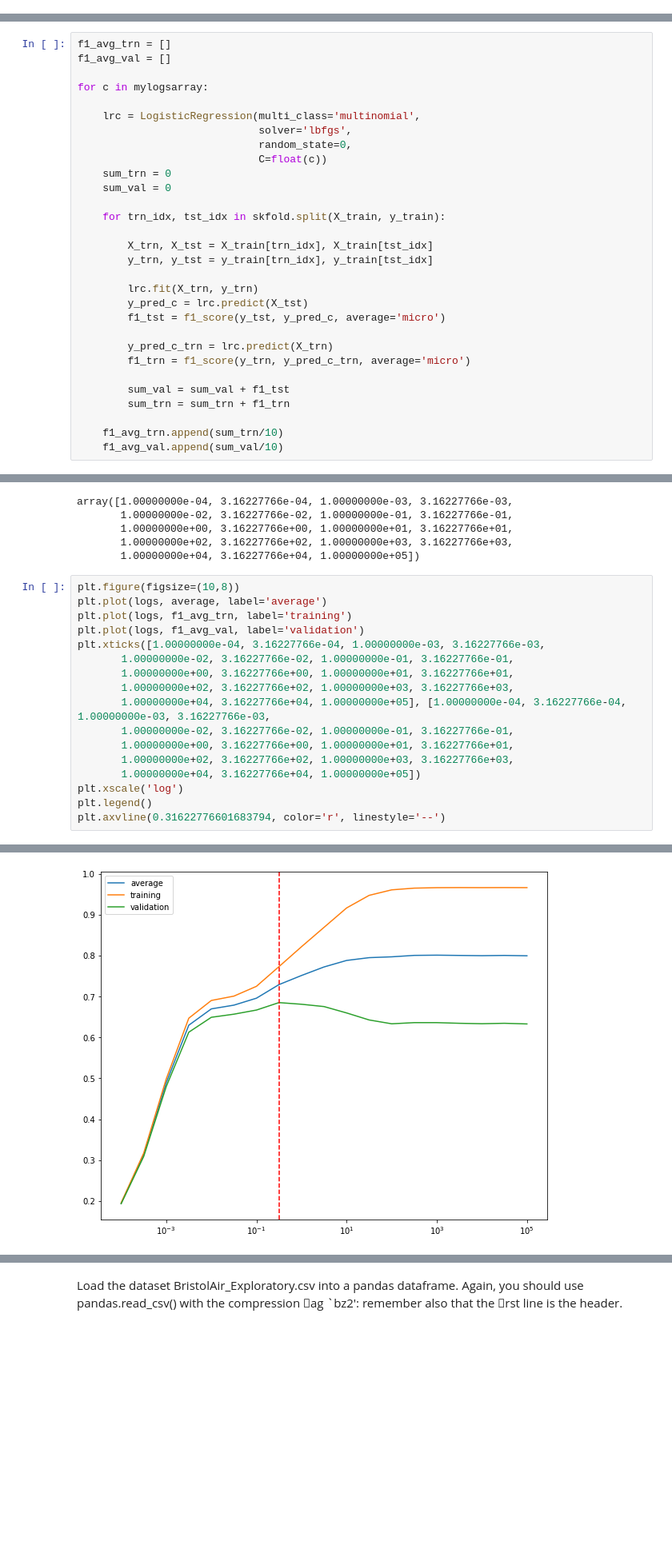
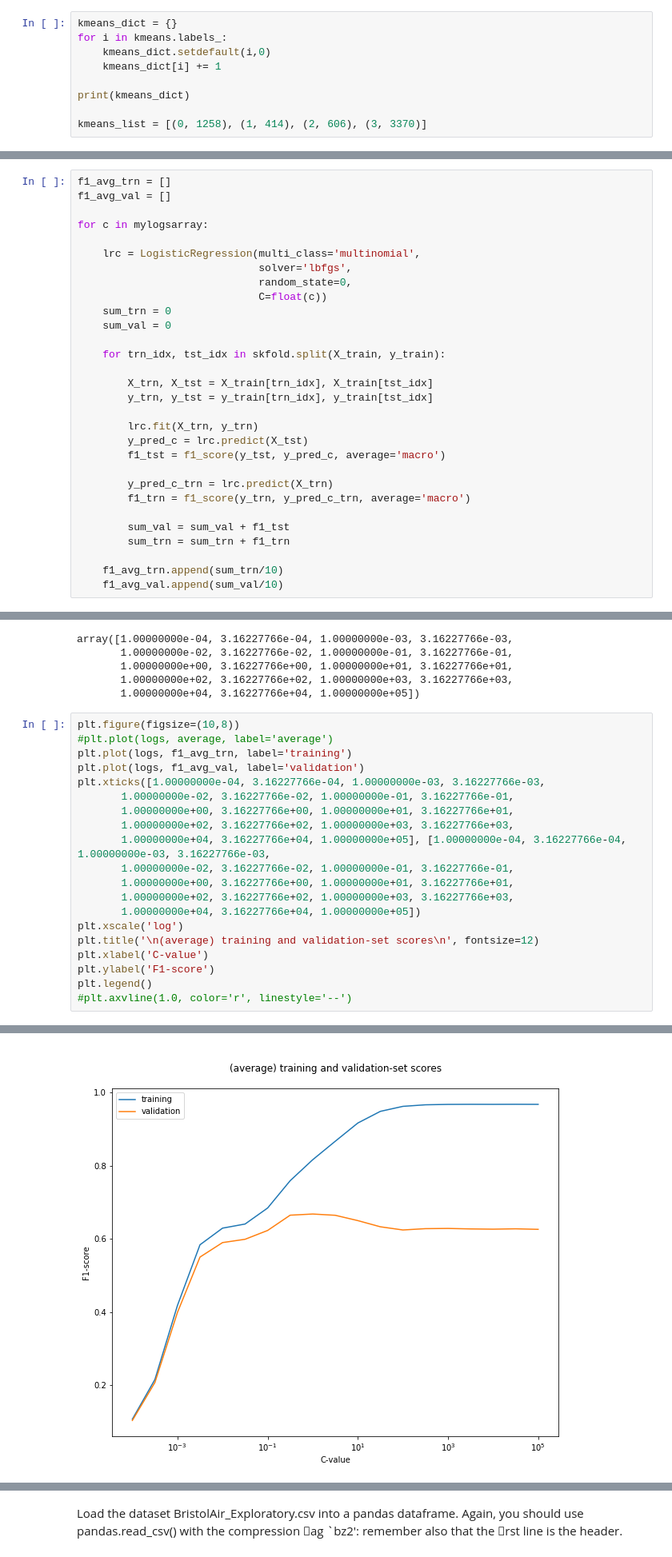
Before and after one commit to athiyadeviyani/Introductory-Applied-Machine-Learning, a Jupyter notebook: IAML_CW2.ipynb, the cells around one changed output, grey strips where cells are left out. Shown at 80% size. Saved outputs shown, nothing was run; the diff lists cells and outputs as text; blank space fills up the shorter version.

```diff
--- a/IAML_CW2.ipynb
+++ b/IAML_CW2.ipynb
@@ -325,0 +348,9 @@ The clustering has worked well and the labels are indicative of the difference i
+# %%
+kmeans_dict = {}
+for i in kmeans.labels_:
+    kmeans_dict.setdefault(i,0)
+    kmeans_dict[i] += 1
+
+print(kmeans_dict)
+
+kmeans_list = [(0, 1258), (1, 414), (2, 606), (3, 3370)]
@@ -623,10 +705,10 @@ for c in mylogsarray:
 
         lrc.fit(X_trn, y_trn)
         y_pred_c = lrc.predict(X_tst)
-        f1_tst = f1_score(y_tst, y_pred_c, average='micro')
+        f1_tst = f1_score(y_tst, y_pred_c, average='macro')
 
         y_pred_c_trn = lrc.predict(X_trn)
-        f1_trn = f1_score(y_trn, y_pred_c_trn, average='micro')
+        f1_trn = f1_score(y_trn, y_pred_c_trn, average='macro')
 
         sum_val = sum_val + f1_tst
         sum_trn = sum_trn + f1_trn
@@ -731,7 +813,7 @@ array([1.00000000e-04, 3.16227766e-04, 1.00000000e-03, 3.16227766e-03,
        1.00000000e+04, 3.16227766e+04, 1.00000000e+05])
 # %%
 plt.figure(figsize=(10,8))
-plt.plot(logs, average, label='average')
+#plt.plot(logs, average, label='average')
 plt.plot(logs, f1_avg_trn, label='training')
 plt.plot(logs, f1_avg_val, label='validation')
 plt.xticks([1.00000000e-04, 3.16227766e-04, 1.00000000e-03, 3.16227766e-03,
@@ -744,6 +826,9 @@ plt.xticks([1.00000000e-04, 3.16227766e-04, 1.00000000e-03, 3.16227766e-03,
        1.00000000e+02, 3.16227766e+02, 1.00000000e+03, 3.16227766e+03,
        1.00000000e+04, 3.16227766e+04, 1.00000000e+05])
 plt.xscale('log')
+plt.title('\n(average) training and validation-set scores\n', fontsize=12)
+plt.xlabel('C-value')
+plt.ylabel('F1-score')
 plt.legend()
-plt.axvline(0.31622776601683794, color='r', linestyle='--')
+#plt.axvline(1.0, color='r', linestyle='--')
 # %% [output]
@@ -751,4 +836,4 @@ plt.axvline(0.31622776601683794, color='r', linestyle='--')
-[figure, old version]
+[figure, new version]
 # %% [markdown]
 [3.6] (7 points) What is the optimal value of C (and the corresponding score)? How did
 you choose this value? By making reference to the effect of the regularisation parameter
```
Also changed, not shown: parts of 87 cells of this notebook, 29 other files.
